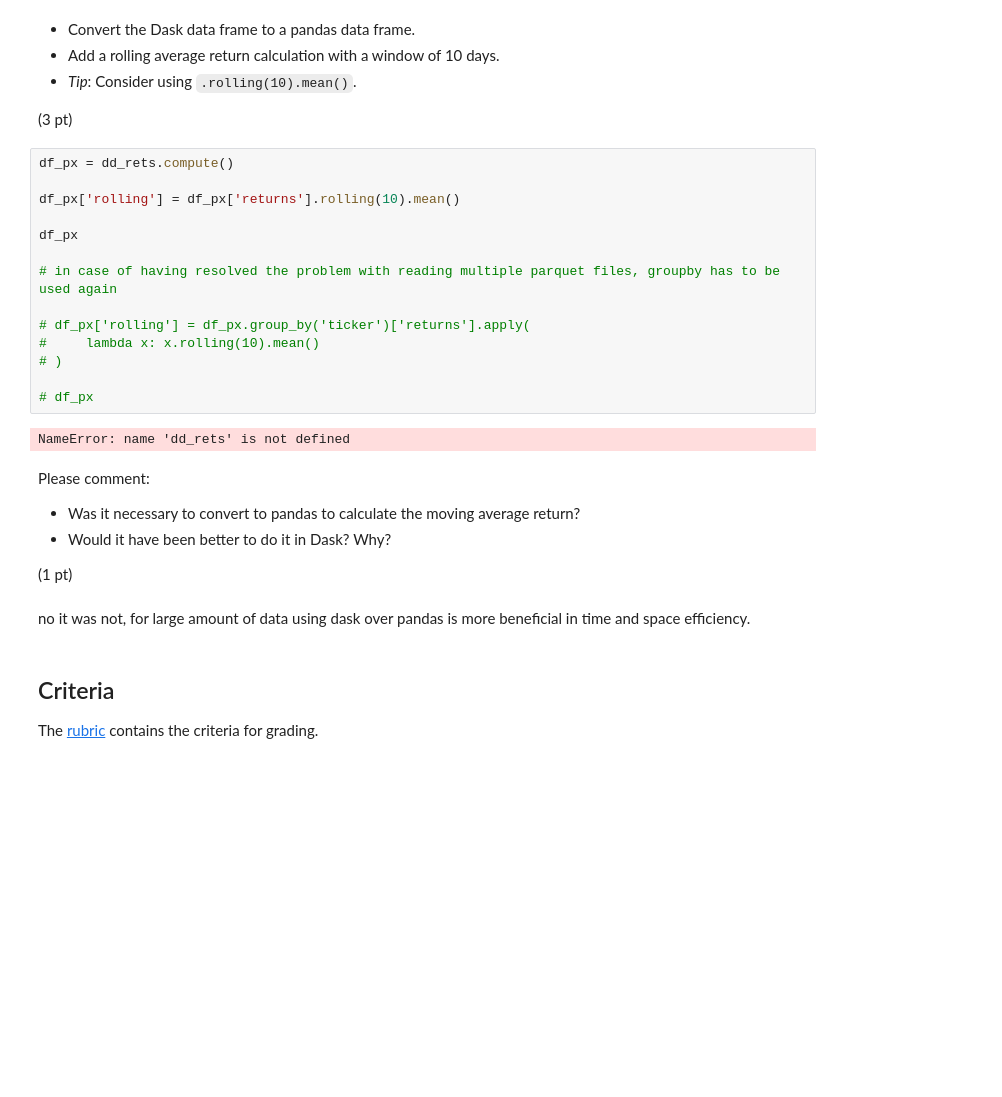
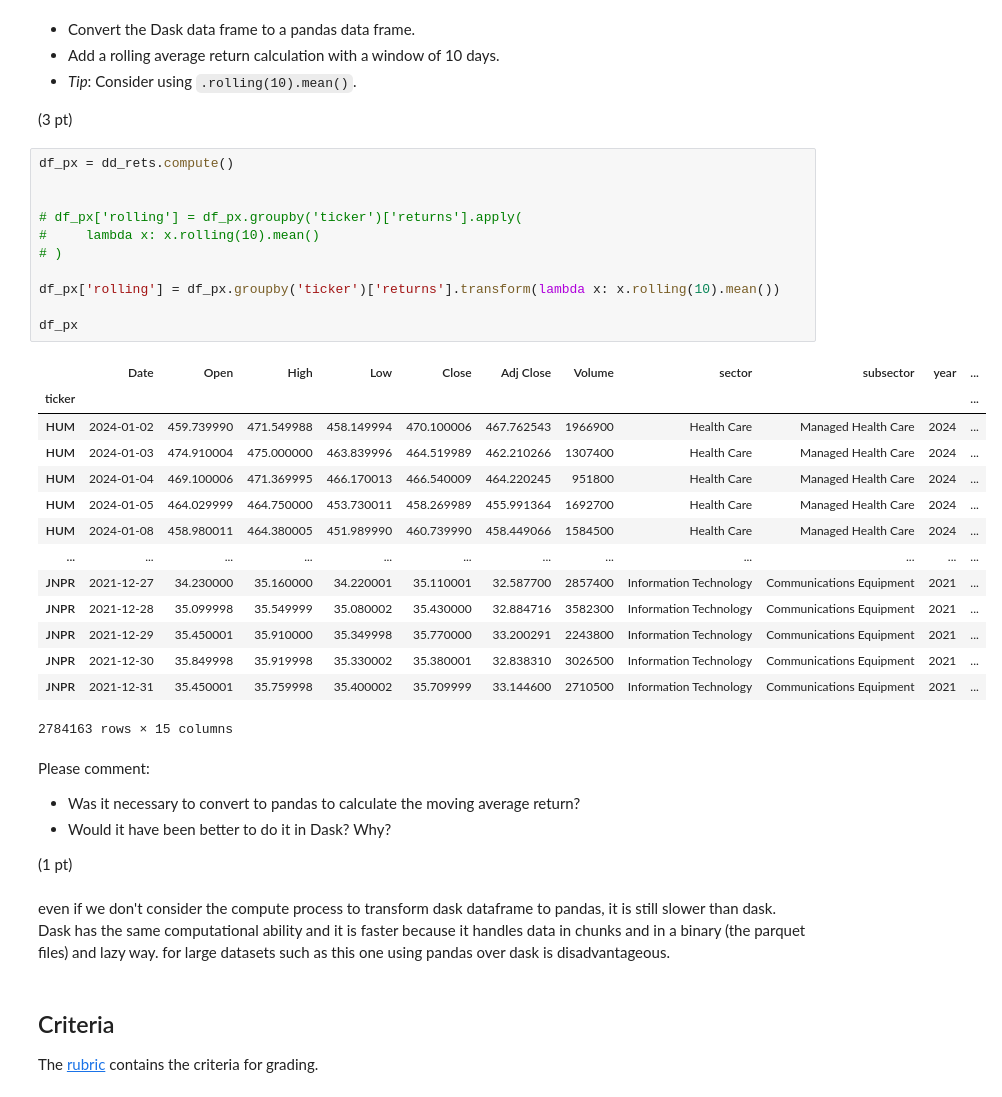
Before and after one commit to hoseinaliyari/production, a Jupyter notebook: 02_activities/assignments/assignment_1.ipynb, the cells around one changed output. Cells and saved outputs as stored; diff of their text form; blank space fills up the shorter version.

```diff
--- a/02_activities/assignments/assignment_1.ipynb
+++ b/02_activities/assignments/assignment_1.ipynb
@@ -96,19 +118,29 @@ dd_rets.compute()
 # %%
 df_px = dd_rets.compute()
 
-df_px['rolling'] = df_px['returns'].rolling(10).mean()
 
-df_px
-
-# in case of having resolved the problem with reading multiple parquet files, groupby has to be used again
-
-# df_px['rolling'] = df_px.group_by('ticker')['returns'].apply(
+# df_px['rolling'] = df_px.groupby('ticker')['returns'].apply(
 #     lambda x: x.rolling(10).mean()
 # )
 
-# df_px
+df_px['rolling'] = df_px.groupby('ticker')['returns'].transform(lambda x: x.rolling(10).mean())
+
+df_px
 # %% [output]
+|  | Date | Open | High | Low | Close | Adj Close | Volume | sector | subsector | year | ... |
+| ticker |  |  |  |  |  |  |  |  |  |  | ... |
+| HUM | 2024-01-02 | 459.739990 | 471.549988 | 458.149994 | 470.100006 | 467.762543 | 1966900 | Health Care | Managed Health Care | 2024 | ... |
+| HUM | 2024-01-03 | 474.910004 | 475.000000 | 463.839996 | 464.519989 | 462.210266 | 1307400 | Health Care | Managed Health Care | 2024 | ... |
+| HUM | 2024-01-04 | 469.100006 | 471.369995 | 466.170013 | 466.540009 | 464.220245 | 951800 | Health Care | Managed Health Care | 2024 | ... |
+| HUM | 2024-01-05 | 464.029999 | 464.750000 | 453.730011 | 458.269989 | 455.991364 | 1692700 | Health Care | Managed Health Care | 2024 | ... |
+| HUM | 2024-01-08 | 458.980011 | 464.380005 | 451.989990 | 460.739990 | 458.449066 | 1584500 | Health Care | Managed Health Care | 2024 | ... |
+| ... | ... | ... | ... | ... | ... | ... | ... | ... | ... | ... | ... |
+| JNPR | 2021-12-27 | 34.230000 | 35.160000 | 34.220001 | 35.110001 | 32.587700 | 2857400 | Information Technology | Communications Equipment | 2021 | ... |
+| JNPR | 2021-12-28 | 35.099998 | 35.549999 | 35.080002 | 35.430000 | 32.884716 | 3582300 | Information Technology | Communications Equipment | 2021 | ... |
+| JNPR | 2021-12-29 | 35.450001 | 35.910000 | 35.349998 | 35.770000 | 33.200291 | 2243800 | Information Technology | Communications Equipment | 2021 | ... |
+| JNPR | 2021-12-30 | 35.849998 | 35.919998 | 35.330002 | 35.380001 | 32.838310 | 3026500 | Information Technology | Communications Equipment | 2021 | ... |
+| JNPR | 2021-12-31 | 35.450001 | 35.759998 | 35.400002 | 35.709999 | 33.144600 | 2710500 | Information Technology | Communications Equipment | 2021 | ... |
-NameError: name 'dd_rets' is not defined
+2784163 rows × 15 columns
 # %% [markdown]
 Please comment:
 
@@ -118,6 +151,9 @@ Please comment:
 (1 pt)
-# %% [markdown]
-no it was not, for large amount of data using dask over pandas is more beneficial in time and space efficiency.
+# %% [markdown]
+
+even if we don't consider the compute process to transform dask dataframe to pandas, it is still slower than dask.
+Dask has the same computational ability and it is faster because it  handles data in chunks and in a binary (the parquet files) and lazy way. for large datasets such as this one
+using pandas over dask is disadvantageous.
 # %% [markdown]
 ## Criteria
 
```
Also changed, not shown: parts of 3 cells of this notebook.
